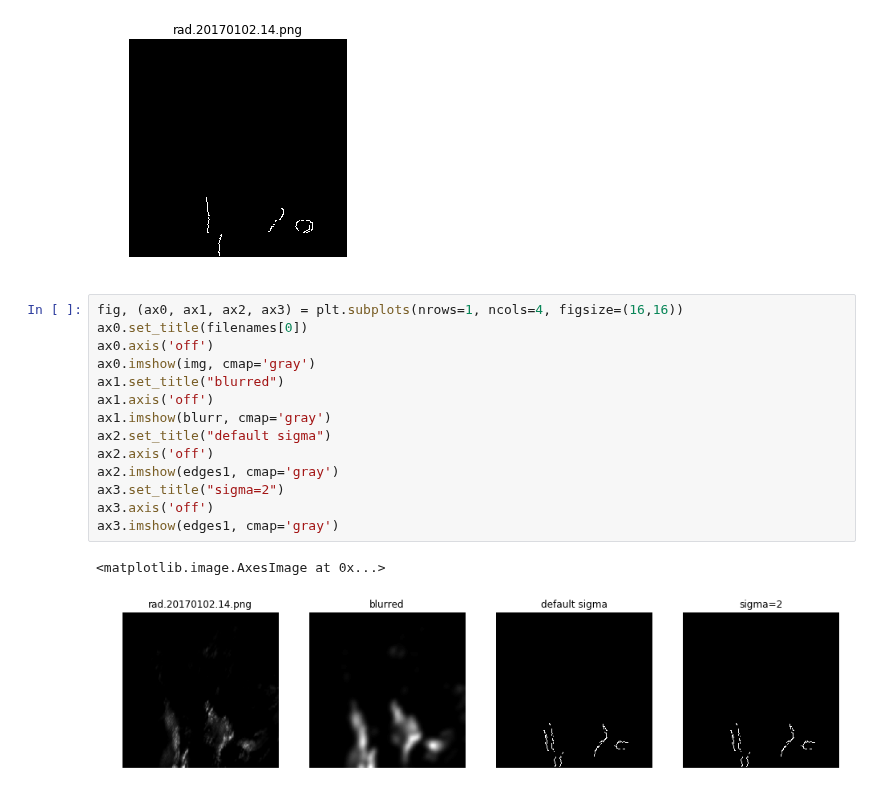
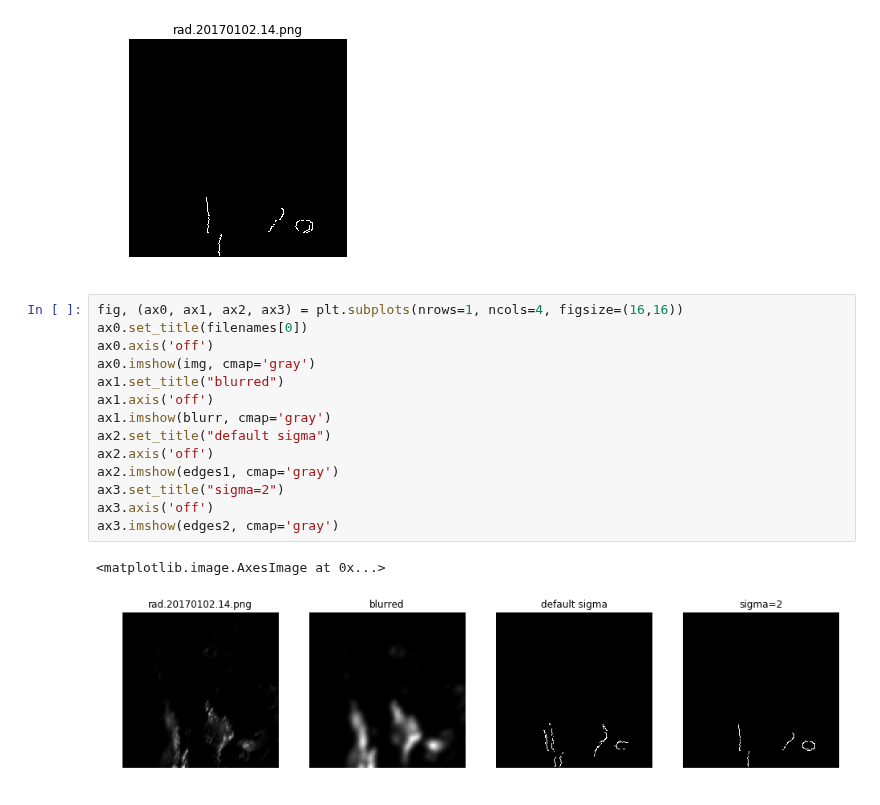
Before and after one commit to yuanzhou15/capstone-weather, a Jupyter notebook: rex/edge-detection.ipynb, the cells around one changed output. Saved outputs shown, nothing was run; the diff lists cells and outputs as text.

```diff
--- a/rex/edge-detection.ipynb
+++ b/rex/edge-detection.ipynb
@@ -57,17 +58,17 @@ plt.imshow(edges2, cmap='gray')
 # %%
 fig, (ax0, ax1, ax2, ax3) = plt.subplots(nrows=1, ncols=4, figsize=(16,16))
 ax0.set_title(filenames[0])
 ax0.axis('off')
 ax0.imshow(img, cmap='gray')
 ax1.set_title("blurred")
 ax1.axis('off')
 ax1.imshow(blurr, cmap='gray')
 ax2.set_title("default sigma")
 ax2.axis('off')
 ax2.imshow(edges1, cmap='gray')
 ax3.set_title("sigma=2")
 ax3.axis('off')
-ax3.imshow(edges1, cmap='gray')
+ax3.imshow(edges2, cmap='gray')
 # %% [output]
 <matplotlib.image.AxesImage at 0x...>
-[figure, old version]
+[figure, new version]
```
Also changed, not shown: parts of 9 cells of this notebook.
